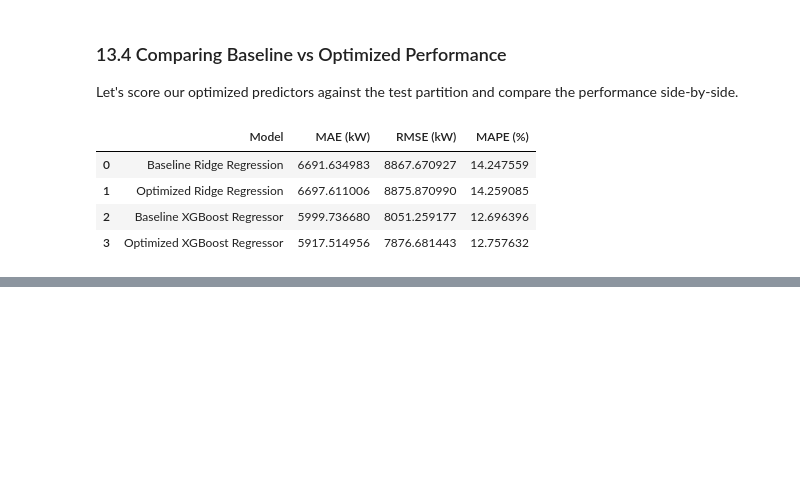
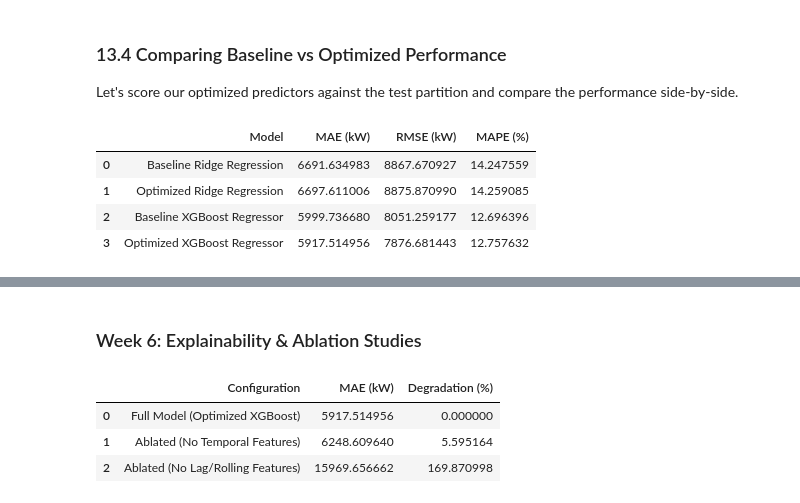
Before and after one commit to Krish-void/Machine-Learning-Project, a Jupyter notebook: Energy_Consumption_Model/Energery_Forcasting_Model.ipynb, the cells around one changed output, grey strips where cells are left out. Drawn from its saved outputs; the diff is of its cells as text; code cells hidden in the pictures; blank space fills up the shorter version.

```diff
--- a/Energy_Consumption_Model/Energery_Forcasting_Model.ipynb
+++ b/Energy_Consumption_Model/Energery_Forcasting_Model.ipynb
@@ -1185,0 +1249,41 @@ display(optimization_summary_df)
+# %% [markdown]
+### Week 6: Explainability & Ablation Studies
+# %%
+import xgboost as xgb
+from sklearn.metrics import mean_absolute_error
+
+# Define feature groups
+temporal_features = ['is_weekend', 'hour_sin', 'hour_cos', 'month_sin', 'month_cos']
+historical_features = ['lag_1h', 'lag_2h', 'lag_24h', 'lag_168h', 'rolling_mean_24h', 'rolling_mean_168h']
+
+# 1. Ablated Model: No Temporal Features (Uses only Lags & Rolling)
+X_train_no_temp = X_train[historical_features]
+X_test_no_temp = X_test[historical_features]
+model_no_temp = xgb.XGBRegressor(learning_rate=0.05, max_depth=7, n_estimators=100, random_state=42)
+model_no_temp.fit(X_train_no_temp, y_train)
+preds_no_temp = model_no_temp.predict(X_test_no_temp)
+
+# 2. Ablated Model: No Historical Features (Uses only Temporal)
+X_train_no_hist = X_train[temporal_features]
+X_test_no_hist = X_test[temporal_features]
+model_no_hist = xgb.XGBRegressor(learning_rate=0.05, max_depth=7, n_estimators=100, random_state=42)
+model_no_hist.fit(X_train_no_hist, y_train)
+preds_no_hist = model_no_hist.predict(X_test_no_hist)
+
+# Calculate MAEs
+mae_full = mean_absolute_error(y_test_arr, opt_xgb_pred)
+mae_no_temp = mean_absolute_error(y_test_arr, preds_no_temp)
+mae_no_hist = mean_absolute_error(y_test_arr, preds_no_hist)
+
+ablation_results = pd.DataFrame({
+    'Configuration': ['Full Model (Optimized XGBoost)', 'Ablated (No Temporal Features)', 'Ablated (No Lag/Rolling Features)'],
+    'MAE (kW)': [mae_full, mae_no_temp, mae_no_hist],
+    'Degradation (%)': [0.0, ((mae_no_temp - mae_full)/mae_full)*100, ((mae_no_hist - mae_full)/mae_full)*100]
+})
+
+display(ablation_results)
+# %% [output]
+|  | Configuration | MAE (kW) | Degradation (%) |
+| 0 | Full Model (Optimized XGBoost) | 5917.514956 | 0.000000 |
+| 1 | Ablated (No Temporal Features) | 6248.609640 | 5.595164 |
+| 2 | Ablated (No Lag/Rolling Features) | 15969.656662 | 169.870998 |
```
Also changed, not shown: parts of 12 cells of this notebook.
